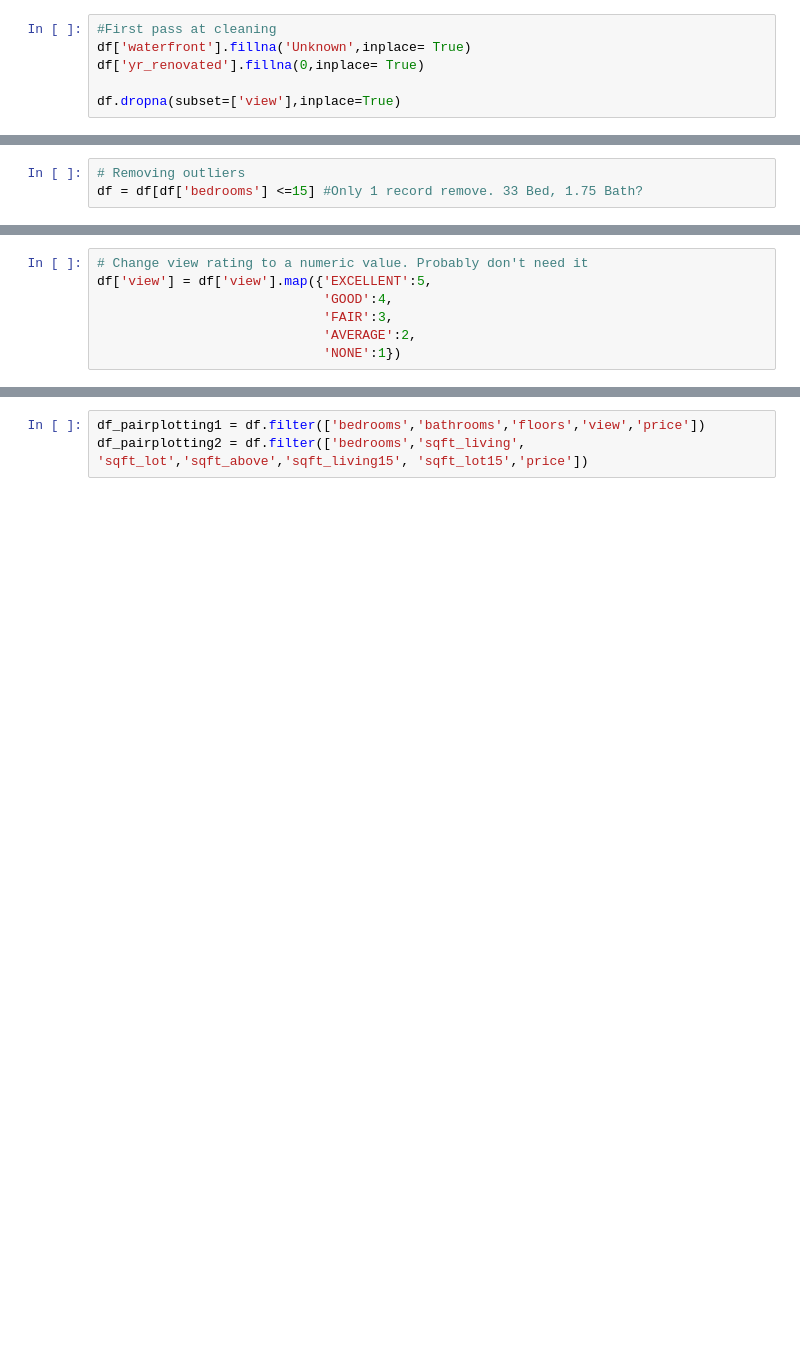
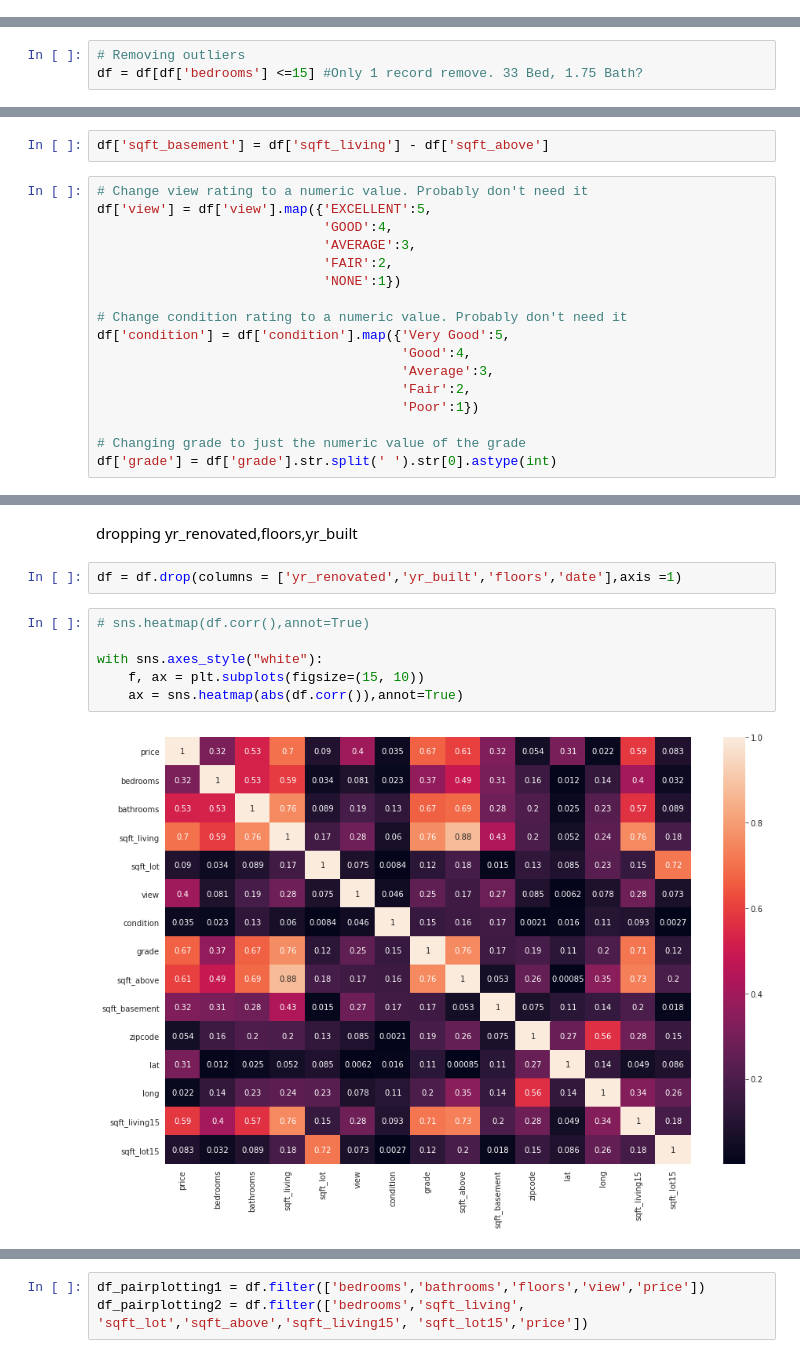
Before and after one commit to ssaeed85/dsc-ph2-KingsCountyRealEstate, a Jupyter notebook: Workspace/Saad/Notebook.ipynb, the cells around one changed output, grey strips where cells are left out. Cells and saved outputs as stored; diff of their text form; blank space fills up the shorter version.

```diff
--- a/Workspace/Saad/Notebook.ipynb
+++ b/Workspace/Saad/Notebook.ipynb
@@ -20,6 +30,0 @@ df.head(3)
-# %%
-#First pass at cleaning
-df['waterfront'].fillna('Unknown',inplace= True)
-df['yr_renovated'].fillna(0,inplace= True)
-
-df.dropna(subset=['view'],inplace=True)
@@ -29,10 +96,22 @@ df = df[df['bedrooms'] <=15] #Only 1 record remove. 33 Bed, 1.75 Bath?
+# %%
+df['sqft_basement'] = df['sqft_living'] - df['sqft_above']
 # %%
 # Change view rating to a numeric value. Probably don't need it
 df['view'] = df['view'].map({'EXCELLENT':5,
                              'GOOD':4,
-                             'FAIR':3,
-                             'AVERAGE':2,
+                             'AVERAGE':3,
+                             'FAIR':2,
                              'NONE':1})
+
+# Change condition rating to a numeric value. Probably don't need it
+df['condition'] = df['condition'].map({'Very Good':5,
+                                       'Good':4,
+                                       'Average':3,
+                                       'Fair':2,
+                                       'Poor':1})
+
+# Changing grade to just the numeric value of the grade
+df['grade'] = df['grade'].str.split(' ').str[0].astype(int)
 # %%
 df.info()
 # %% [output]
@@ -55,0 +163,12 @@ memory usage: 3.6+ MB
+# %% [markdown]
+dropping yr_renovated,floors,yr_built
+# %%
+df = df.drop(columns = ['yr_renovated','yr_built','floors','date'],axis =1)
+# %%
+# sns.heatmap(df.corr(),annot=True)
+
+with sns.axes_style("white"):
+    f, ax = plt.subplots(figsize=(15, 10))
+    ax = sns.heatmap(abs(df.corr()),annot=True)
+# %% [output]
+[figure, added]
```
Also changed, not shown: parts of 59 cells of this notebook.
